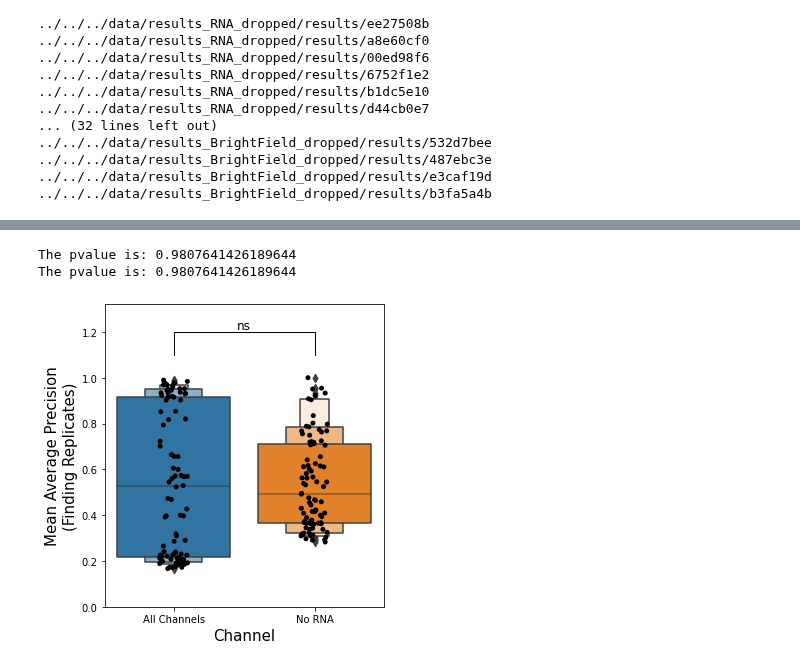
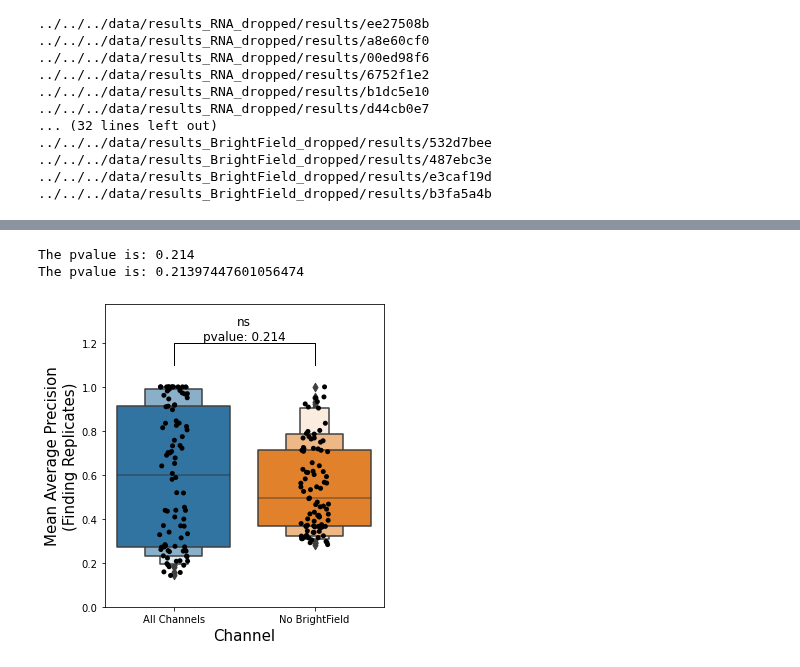
Before and after one commit to jump-cellpainting/jump-scope-analysis, a Jupyter notebook: notebooks/figures/supplementary/FigureS10.ipynb, the cells around one changed output, grey strips where cells are left out. Cells and saved outputs as stored; diff of their text form; code cells hidden in the pictures.

Commit message:
add plots

```diff
--- a/notebooks/figures/supplementary/FigureS10.ipynb
+++ b/notebooks/figures/supplementary/FigureS10.ipynb
@@ -316,11 +316,20 @@ evalzoo_combined = combine_evalzoo_metrics(match_rep_df, "../../../data/results_
 evalzoo_combined.to_parquet("brightfield-drop-evalzoo-combined.parquet", index=False)
 # %%
 all_channels_df = pd.read_parquet("../../../data/evalzoo_metrics_combined.paraquet")
+
 brightfield_drop_df = pd.read_parquet("brightfield-drop-evalzoo-combined.parquet")
 
-all_channels_df["dropout"] = "All Channels"
-brightfield_drop_df["dropout"] = "No RNA"
+# Keep only the profiles that are tested in brightfield
+subset_all_df = all_channels_df[
+    (all_channels_df["Metadata_Plate"].isin(brightfield_drop_df["Metadata_Plate"])) &
+    (~all_channels_df["Batch"].str.contains("siteSub"))
+     ].copy()
 
-all_df = pd.concat([all_channels_df, brightfield_drop_df], axis=0)
+subset_all_df.loc[:, "dropout"] = "All Channels"
+brightfield_drop_df.loc[:, "dropout"] = "No BrightField"
+
+print(subset_all_df.shape, brightfield_drop_df.shape)
+
+all_df = pd.concat([subset_all_df, brightfield_drop_df], axis=0)
 all_df
 # %% [output]
@@ -340,28 +350,29 @@ all_df
 # %%
 metric_type = "ref"
 x = "dropout"
 y = "sim_retrieval_average_precision_i_mean_i"
 
 plot_df = all_df[
     (~all_df["Batch"].str.contains("siteSub"))
 ]
 
 plot_df = plot_df[plot_df["metric_type"] == metric_type].groupby(["Metadata_pert_iname", x]).mean().reset_index()
 
 fig, ax = plt.subplots(figsize=(5,5))
 
-utilssphering.plot_two_distributions(
+plot = utilssphering.plot_two_distributions(
     plot_df,
     x,
     y,
     xlabel="Channel",
     ylabel="Mean Average Precision\n(Finding Replicates)",
+    include_pval=True,
     ax=ax,
     fig=fig
 )
 
-# fig.savefig("(S5A)-mAP_replicates-vs-detector_binning.png", dpi=300)
+plot.savefig("(S10A)-mAP_replicates-brightfield-drop.png", dpi=300)
 # %% [output]
-The pvalue is: 0.9807641426189644
-The pvalue is: 0.9807641426189644
+The pvalue is: 0.214
+The pvalue is: 0.21397447601056474
-[figure, old version]
+[figure, new version]
```
Also changed, not shown: parts of 5 cells of this notebook.
